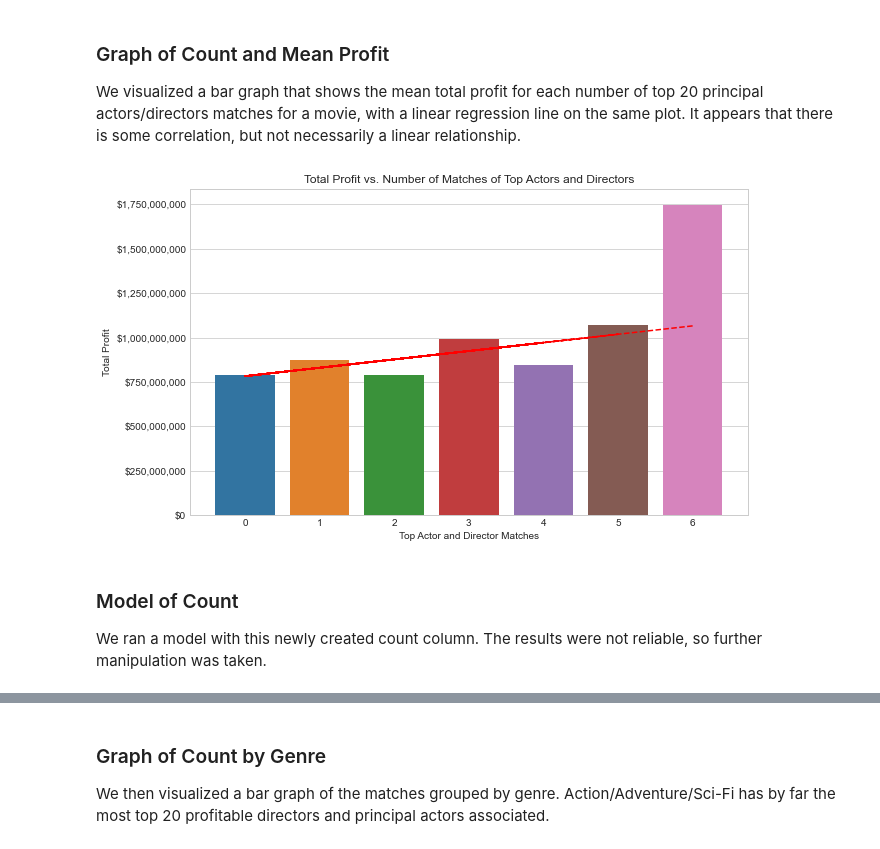
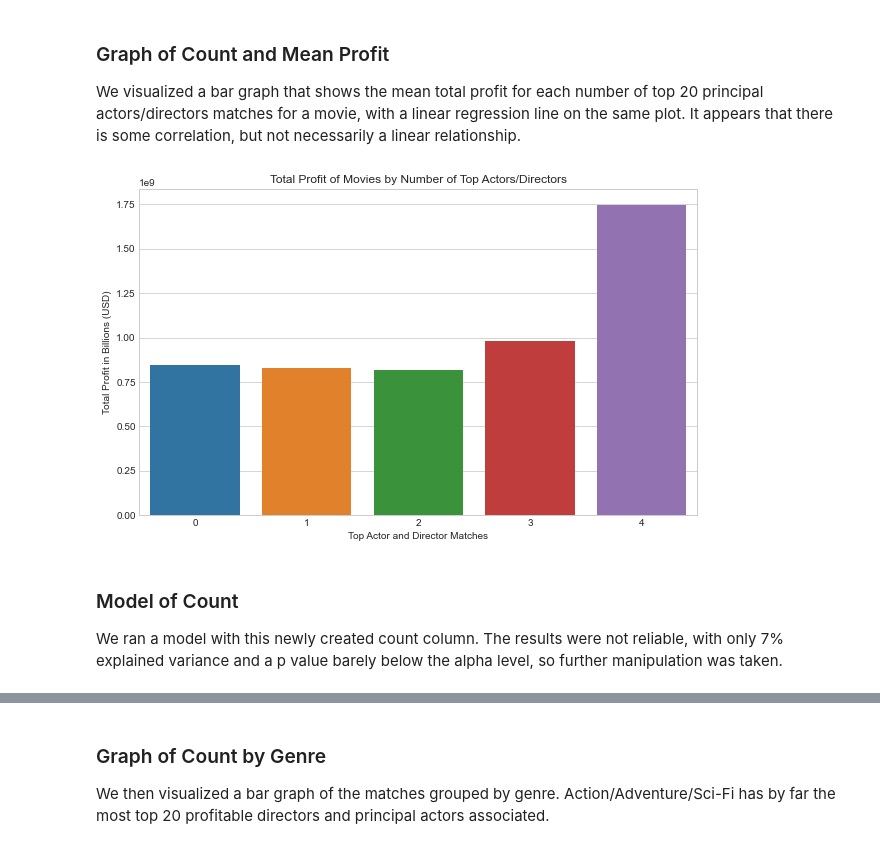
Before and after one commit to chrismiley87/dsc-phase-2-project-v3, a Jupyter notebook: notebook.ipynb, the cells around one changed output, grey strips where cells are left out. Drawn from its saved outputs; the diff is of its cells as text; code cells hidden in the pictures.

```diff
--- a/notebook.ipynb
+++ b/notebook.ipynb
@@ -858,9 +842,9 @@ for movie in merged_profit_linear_df['movie'].unique():
     # Filter the rows for the current movie
     movie_rows = merged_profit_linear_df[merged_profit_linear_df['movie'] == movie]
 
-    # Count the number of entries from top_20_actors and top_20_directors in the movie rows
-    count = movie_rows[movie_rows['person_name'].isin(top_20_actors)].shape[0]
-    count += movie_rows[movie_rows['person_name'].isin(top_20_directors)].shape[0]
+    # Count the number of entries from top_5_actors and top_5_directors in the movie rows
+    count = movie_rows[movie_rows['person_name'].isin(top_5_actors)].shape[0]
+    count += movie_rows[movie_rows['person_name'].isin(top_5_directors)].shape[0]
 
     # Update the genre_director_actor_count column for the movie
     merged_profit_linear_df.loc[merged_profit_linear_df['movie'] == movie, 'director_actor_count'] = count
@@ -875,7 +859,7 @@ merged_profit_linear_df = merged_profit_linear_df.drop(["person_name", "role"],
 merged_profit_linear_df = merged_profit_linear_df.reset_index(drop=True)
 
 # Display the updated DataFrame
-merged_profit_linear_df
+merged_profit_linear_df.head(10)
 # %% [output]
 |  | release_date | movie | production_budget | domestic_gross | worldwide_gross | total_profit | release_year | ... |
 | 0 | 2018-04-27 | Avengers: Infinity War | 300000000 | 678815482 | 2048134200 | 1748134200 | 2018 | ... |
@@ -901,35 +879,26 @@ We visualized a bar graph that shows the mean total profit for each number of to
 # %%
 # Set x and y
 x_bar = merged_profit_linear_df["director_actor_count"]
 y_bar = merged_profit_linear_df["total_profit"]
 
 # Create a figure and axis
 fig, ax = plt.subplots(figsize=(10, 6))
 
 # Create a bar graph
 sns.barplot(x=x_bar, y=y_bar, ax=ax, ci=None)
 ax.set_xlabel("Top Actor and Director Matches")
-ax.set_ylabel("Total Profit")
-ax.set_title("Total Profit vs. Number of Matches of Top Actors and Directors")
-ax.yaxis.set_major_formatter(currency_formatter)
+ax.set_ylabel("Total Profit in Billions (USD)")
+ax.set_title("Total Profit of Movies by Number of Top Actors/Directors")
 
-# Calculate the slope and intercept for the linear regression line
-slope, intercept = np.polyfit(x_bar, y_bar, 1)
-
-# Create the linear regression line
-line = slope * x_bar + intercept
-
-# Add the linear regression line
-plt.plot(x_bar, line, color='red', linestyle='--')
 
 # Display the graph
 plt.show()
 # %% [output]
-[figure, old version]
+[figure, new version]
 # %% [markdown]
 ### Model of Count
 
-We ran a model with this newly created count column. The results were not reliable, so further manipulation was taken.
+We ran a model with this newly created count column. The results were not reliable, with only 7% explained variance and a p value barely below the alpha level, so further manipulation was taken.
 # %%
 #set X and y for new model
 X_profit = merged_profit_linear_df[['director_actor_count']]
```
Also changed, not shown: parts of 48 cells of this notebook.
